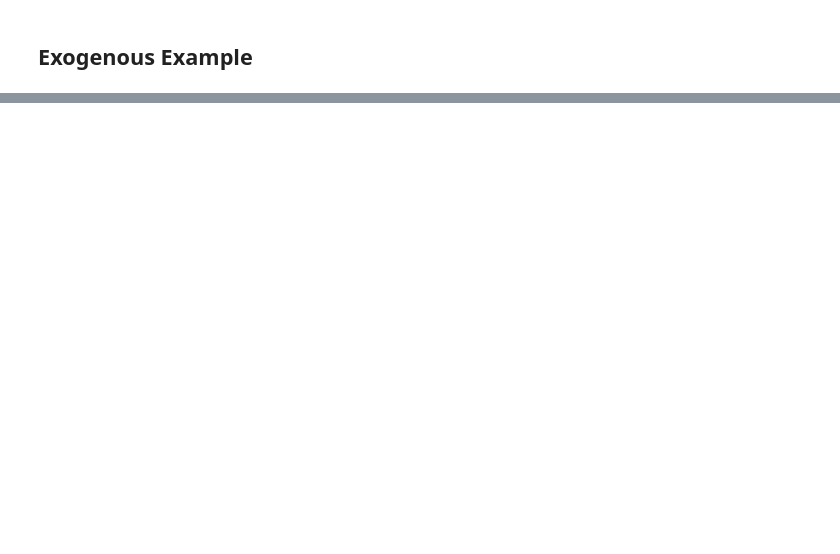
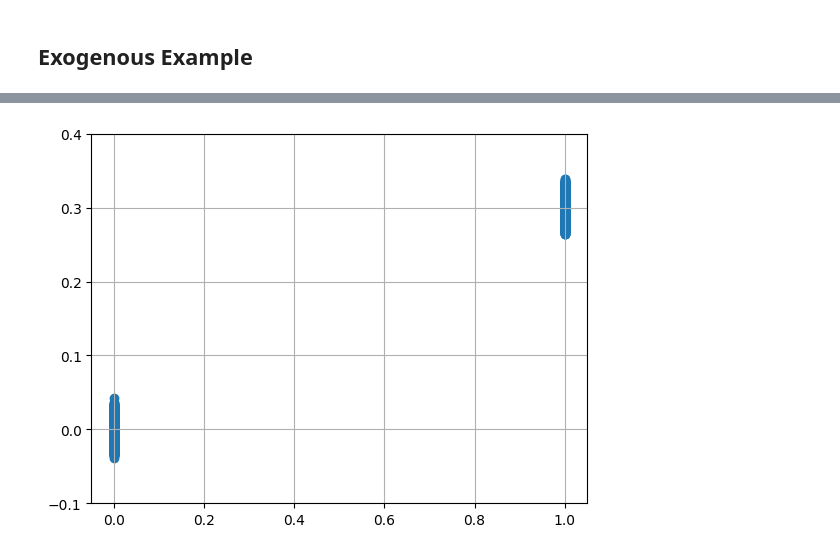
Before and after one commit to matthewvowels1/Causal_Transformer, a Jupyter notebook: CaT/tutorial_exogenous.ipynb, the cells around one changed output, grey strips where cells are left out. Cells and saved outputs as stored; diff of their text form; code cells hidden in the pictures; blank space fills up the shorter version.

```diff
--- a/CaT/tutorial_exogenous.ipynb
+++ b/CaT/tutorial_exogenous.ipynb
@@ -280,0 +200,86 @@ preds1[0]
+# %%
+model.eval()
+intervention_nodes_vals_0 = {'X': 0}
+intervention_nodes_vals_1 = {'X': 0.5}
+ci = inference.CausalInference(model=model, device=device)
+D0 = ci.forward(data=all_data , intervention_nodes_vals=intervention_nodes_vals_0)
+D1 = ci.forward(data=all_data , intervention_nodes_vals=intervention_nodes_vals_1)
+
+est_ATE = (D1[:,effect_index] - D0[:,effect_index]).mean(0)
+print('ATE:', ATE, 'Full est ATE:', est_ATE)
+preds = model(train_data.to(device))
+
+train_data0 = train_data.clone()
+train_data1 = train_data.clone()
+
+train_data0[:, 0] = 0
+train_data1[:, 0] = 1
+preds0 = model(train_data0.to(device))
+preds1 = model(train_data1.to(device))
+est_train_ATE = (preds1[:,effect_index] - preds0[:,effect_index]).mean(0)
+print('ATE:', ATE, 'TRAIN est ATE:', est_train_ATE)
+
+print('train y min and max:', train_data[:,effect_index,-1].min(), train_data[:,effect_index,-1].max())
+print('pred y min and max:', preds[:,effect_index,-1].min(), preds[:,effect_index,-1].max())
+print('train x vs train y')
+plt.scatter(train_data[:,0,-1].detach().cpu().numpy(), train_data[:, effect_index, -1].detach().cpu().numpy())
+plt.ylim(-0.1,0.4)
+plt.grid()
+plt.show()
+
+print('train y vs pred y')
+plt.scatter(train_data[:,effect_index,-1].detach().cpu().numpy(), preds[:, effect_index, -1].detach().cpu().numpy())
+plt.ylim(-0.1,0.4)
+plt.xlabel('train x')
+plt.ylabel('pred y')
+plt.grid()
+plt.show()
+
+print('train x vs pred y')
+plt.scatter(train_data[:,0,-1].detach().cpu().numpy(), preds[:, effect_index, -1].detach().cpu().numpy())
+plt.ylim(-0.1,0.4)
+plt.grid()
+plt.show()
+
+
+print('intervention preds')
+plt.scatter(np.concatenate((np.zeros_like(preds0.detach().cpu().numpy()), np.ones_like(preds1.detach().cpu().numpy())), axis=0),  np.concatenate(((preds0.detach().cpu().numpy()), (preds1.detach().cpu().numpy())), axis=0))
+plt.ylim(-0.1,0.4)
+plt.grid()
+plt.show()
+
+
+# Define the range of values from 0 to 1 in increments of 0.05
+values = np.arange(0, 1.05, 0.05)
+means = []
+
+# Iterate over each value, set it in the dataset, and collect the model output
+for val in values:
+    # Set the first column of both datasets to the current value
+    train_data_clone = train_data.clone()  # Clone original data if needed to avoid modifying it
+    train_data_clone[:, 0] = val
+
+    # Get predictions from the model
+    preds = model(train_data_clone.to(device))
+
+    # Calculate the mean of the output for the specific index
+    mean_value = preds[:, effect_index, 0].mean().item()
+    means.append(mean_value)
+
+# Compute the slope using linear regression (1st-degree polynomial fit)
+slope, intercept = np.polyfit(values, means, 1)
+
+# Plot the results
+plt.figure(figsize=(8, 6))
+plt.plot(values, means, marker='o', label='Data')
+plt.plot(values, slope * values + intercept, label=f'Fit: Slope = {slope:.4f}', color='red')
+plt.title('Mean of Model Output vs Input Value')
+plt.xlabel('Input Value')
+plt.ylabel('Mean of Output')
+plt.legend()
+plt.grid(True)
+plt.show()
+
+# Print the slope
+print(f"Slope of the line: {slope:.4f}")
+# %% [output]
@@ -280,0 +291 @@ preds1[0]
+[figure, added]
```
Also changed, not shown: parts of 27 cells of this notebook, 3 other files.
